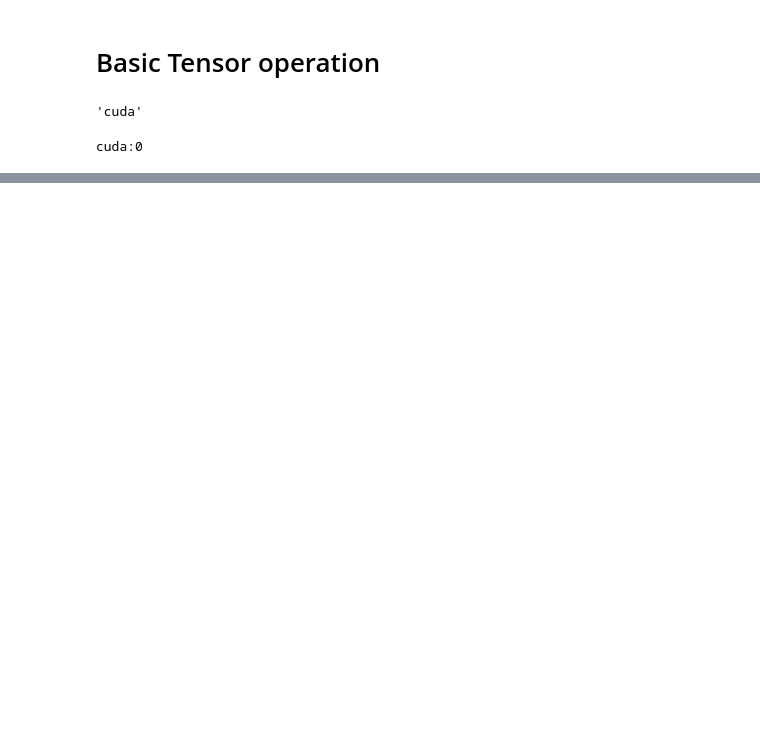
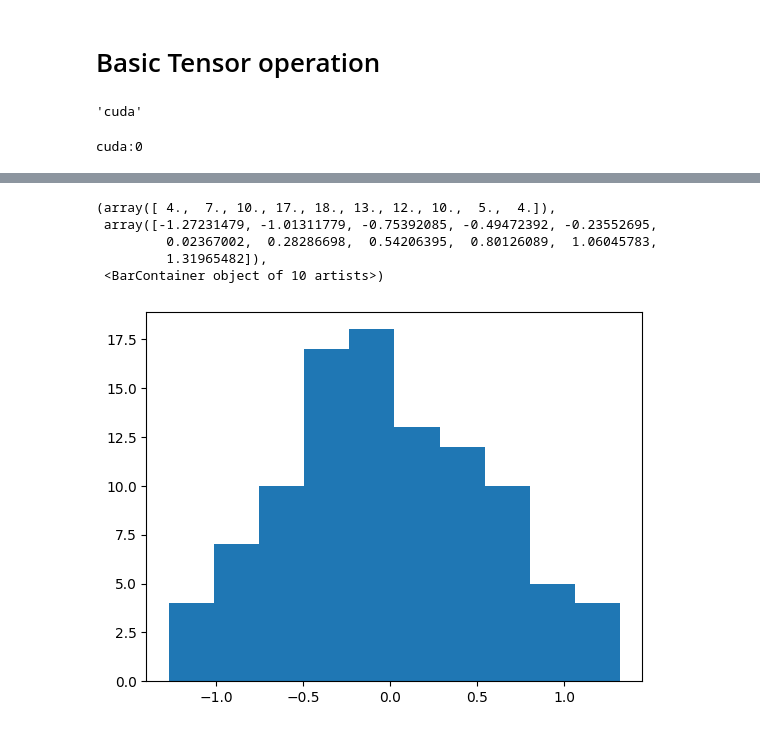
Before and after one commit to RafsanJany-44/Learn_The_Depth, a Jupyter notebook: python-torch-light-1.ipynb, the cells around one changed output, grey strips where cells are left out. Cells and saved outputs as stored; diff of their text form; code cells hidden in the pictures; blank space fills up the shorter version.

```diff
--- a/python-torch-light-1.ipynb
+++ b/python-torch-light-1.ipynb
@@ -86,0 +193,9 @@ cuda:0
+# %%
+plt.hist(ff.state_dict()["weight"].reshape(-1))
+# %% [output]
+(array([ 4.,  7., 10., 17., 18., 13., 12., 10.,  5.,  4.]),
+ array([-1.27231479, -1.01311779, -0.75392085, -0.49472392, -0.23552695,
+         0.02367002,  0.28286698,  0.54206395,  0.80126089,  1.06045783,
+         1.31965482]),
+ <BarContainer object of 10 artists>)
+[figure, added]
```
Also changed, not shown: parts of 10 cells of this notebook.
